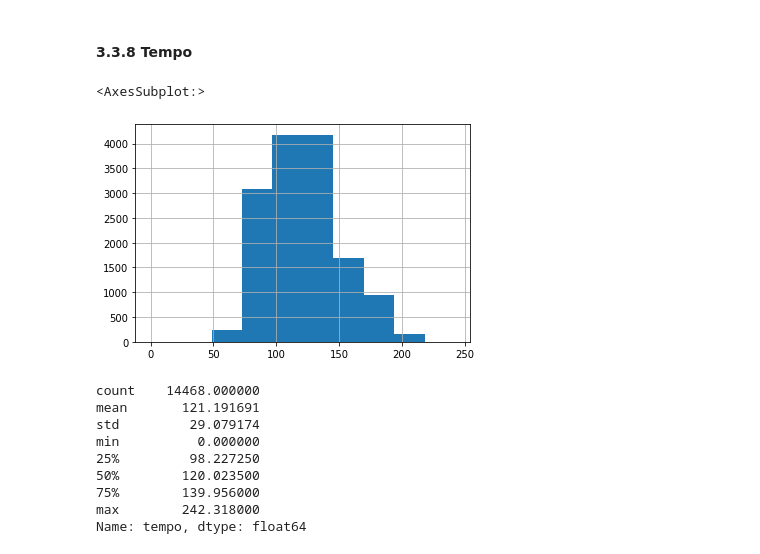
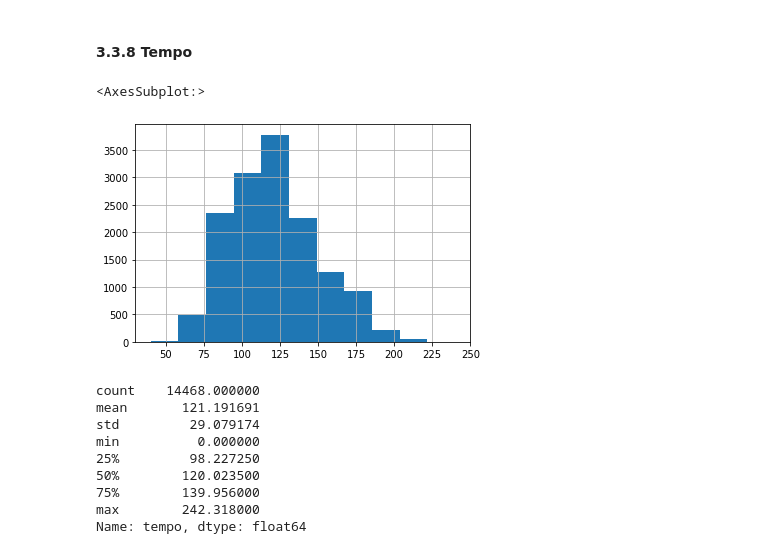
Before and after one commit to dschmtz/Data-Exploration-Project, a Jupyter notebook: project.ipynb, the cells around one changed output. Drawn from its saved outputs; the diff is of its cells as text; code cells hidden in the pictures.

```diff
--- a/project.ipynb
+++ b/project.ipynb
@@ -492,10 +492,10 @@ Name: speechiness, dtype: float64
 # %% [markdown]
 #### 3.3.8 Tempo
 # %%
-cleared["tempo"].hist()
+cleared["tempo"].hist(range=[40, 240], bins=11)
 # %% [output]
 <AxesSubplot:>
-[figure, old version]
+[figure, new version]
 # %%
 cleared["tempo"].describe()
 # %% [output]
```
Also changed, not shown: parts of 7 cells of this notebook.
